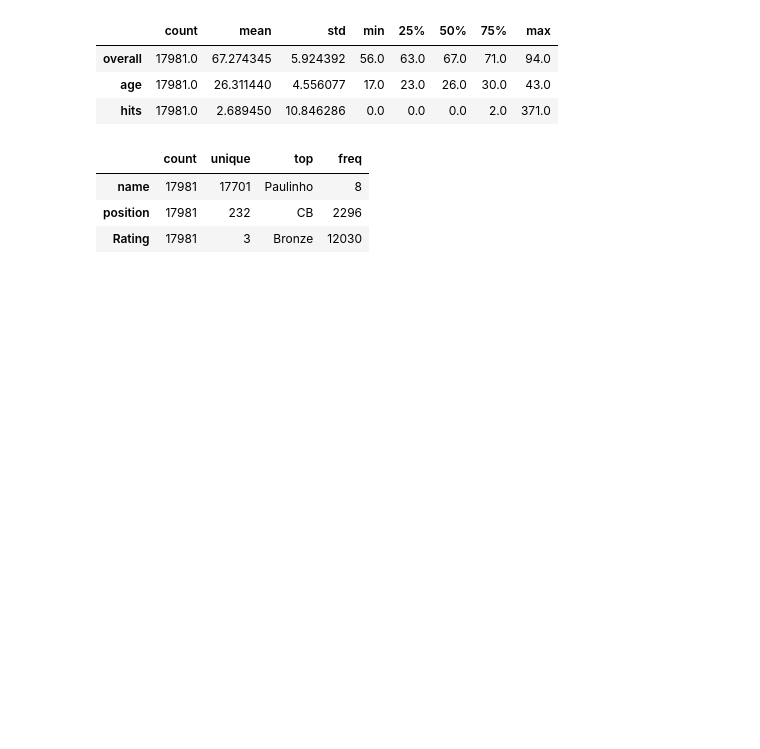
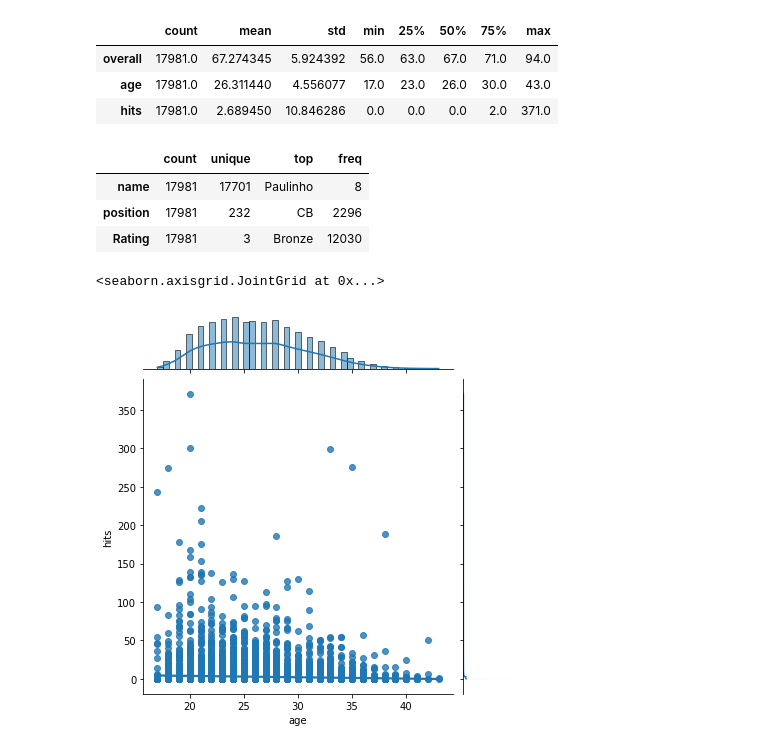
Before and after one commit to data301-2021-winter1/project-group24-project, a Jupyter notebook: notebooks/analysis2.ipynb, the cells around one changed output. Saved outputs shown, nothing was run; the diff lists cells and outputs as text; code cells hidden in the pictures; blank space fills up the shorter version.

```diff
--- a/notebooks/analysis2.ipynb
+++ b/notebooks/analysis2.ipynb
@@ -154,3 +154,8 @@ df2.describe(include='object').T
 | name | 17981 | 17701 | Paulinho | 8 |
 | position | 17981 | 232 | CB | 2296 |
 | Rating | 17981 | 3 | Bronze | 12030 |
+# %%
+sns.jointplot(x='age', y='hits', data=df2, kind='reg')
+# %% [output]
+<seaborn.axisgrid.JointGrid at 0x...>
+[figure, added]
```
Also changed, not shown: parts of 3 cells of this notebook.
